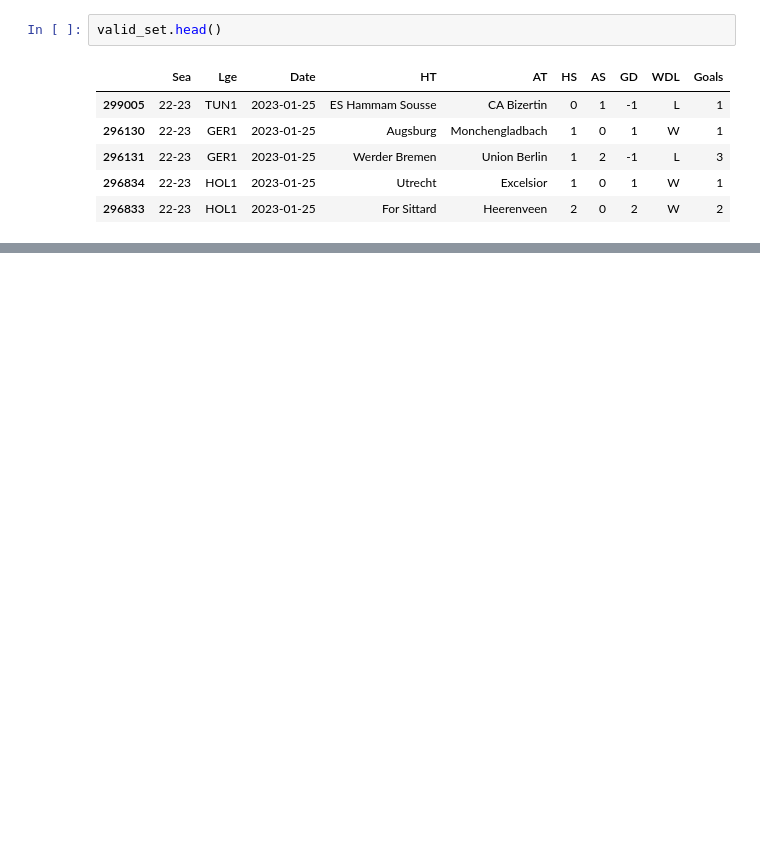
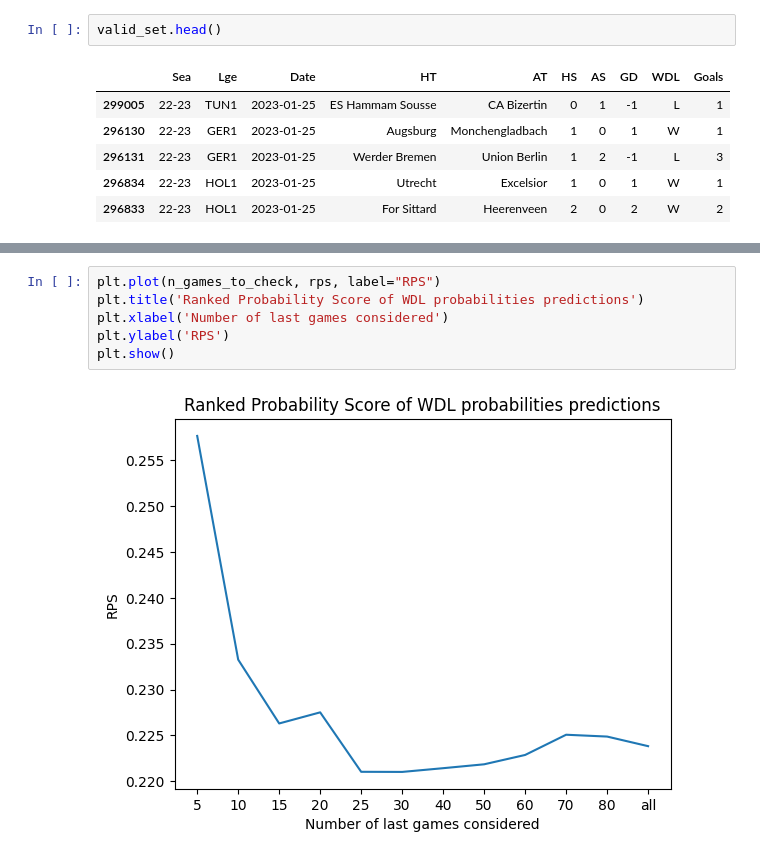
Before and after one commit to robertohdz98/soccer-prediction-challenge-2023, a Jupyter notebook: 05-poisson-validation.ipynb, the cells around one changed output, grey strips where cells are left out. Cells and saved outputs as stored; diff of their text form; blank space fills up the shorter version.

```diff
--- a/05-poisson-validation.ipynb
+++ b/05-poisson-validation.ipynb
@@ -91,0 +225,8 @@ print(RMSE, RPS)
+# %%
+plt.plot(n_games_to_check, rps, label="RPS")
+plt.title('Ranked Probability Score of WDL probabilities predictions')
+plt.xlabel('Number of last games considered')
+plt.ylabel('RPS')
+plt.show()
+# %% [output]
+[figure, added]
```
Also changed, not shown: parts of 19 cells of this notebook.
